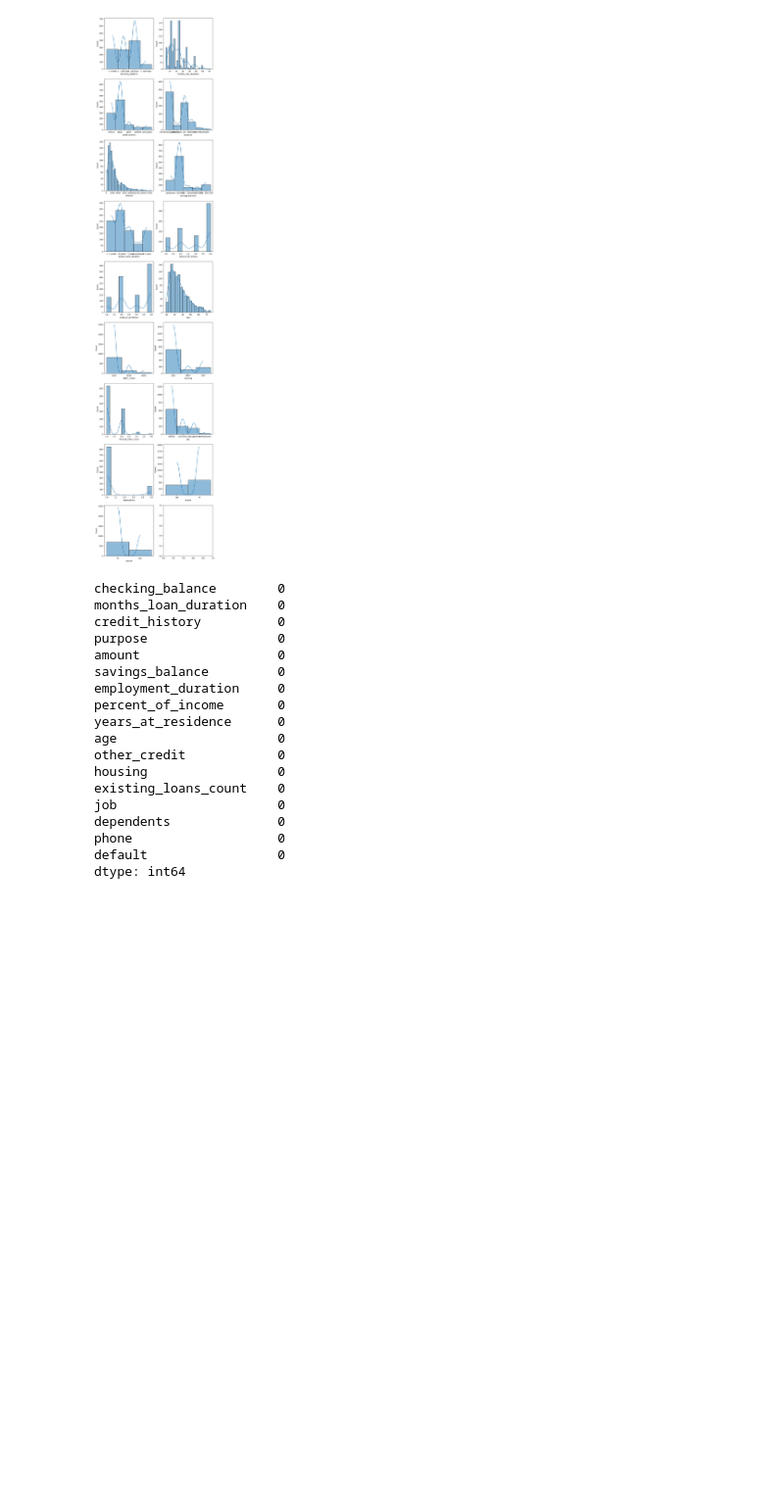
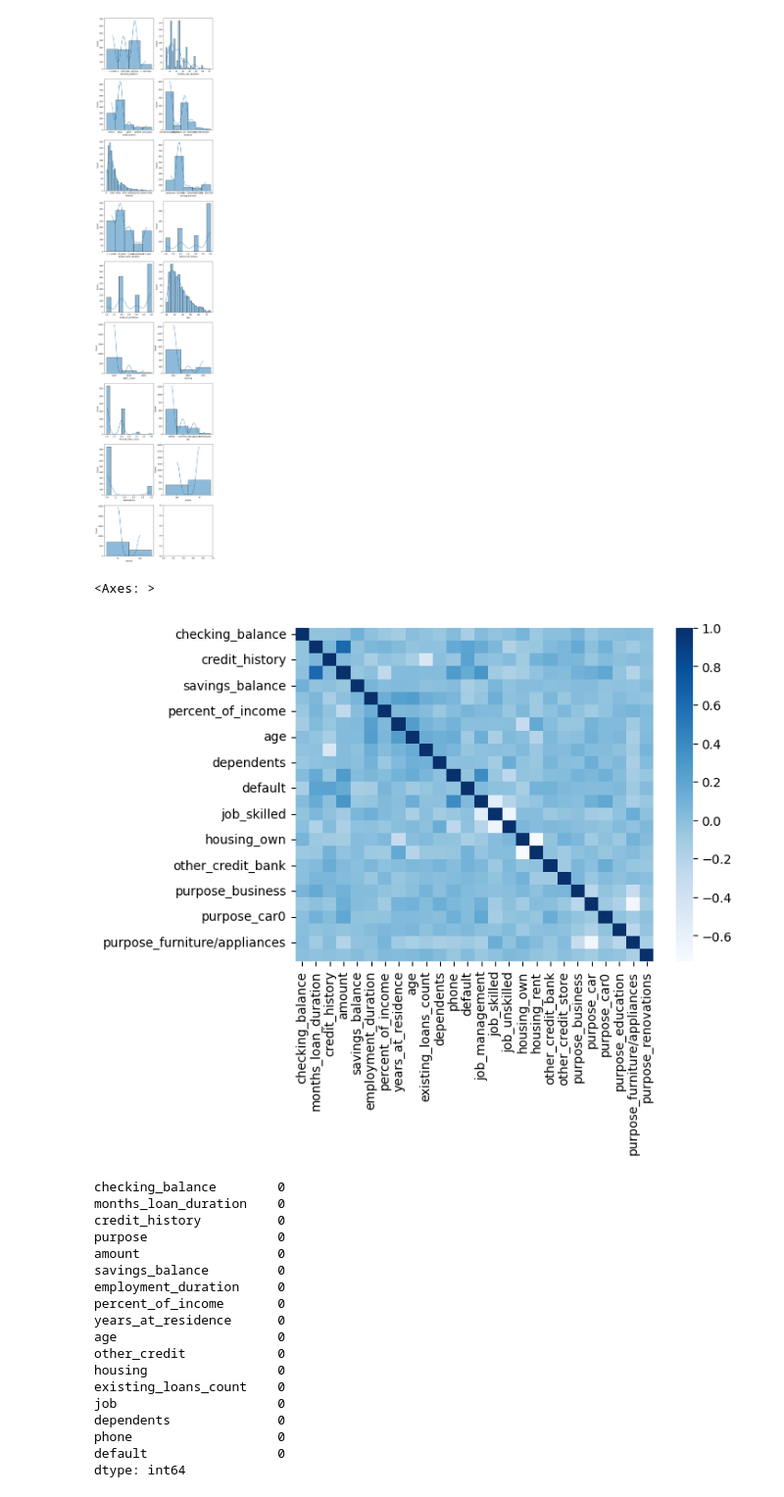
Before and after one commit to Mayank-MSJ-Singh/MLCoE-Task-2, a Jupyter notebook: Singapore Credit Dataset.ipynb, the cells around one changed output. Shown at 98% size. Drawn from its saved outputs; the diff is of its cells as text; code cells hidden in the pictures; blank space fills up the shorter version.

Commit message:
Adding Heatmap

```diff
--- a/Singapore Credit Dataset.ipynb
+++ b/Singapore Credit Dataset.ipynb
@@ -52,6 +52,11 @@ Axes(0.125,0.19717;0.352273x0.0726415)
 Axes(0.547727,0.19717;0.352273x0.0726415)
 Axes(0.125,0.11;0.352273x0.0726415)
 [figure]
+# %%
+sns.heatmap(ndm.corr(), cmap="Blues")
+# %% [output]
+<Axes: >
+[figure, added]
 # %%
 df.isnull().sum()
 # %% [output]
```
Also changed, not shown: parts of 2 cells of this notebook, 1 other file.
